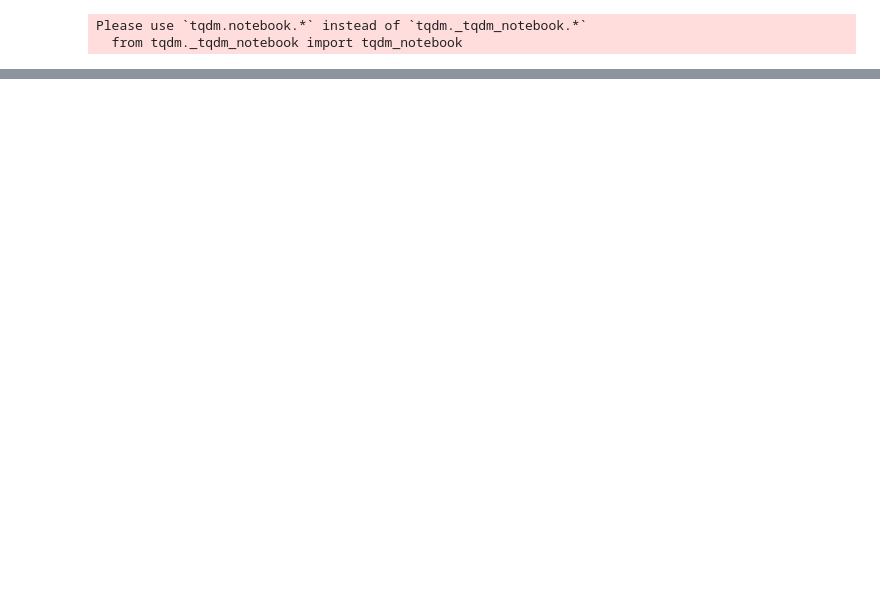
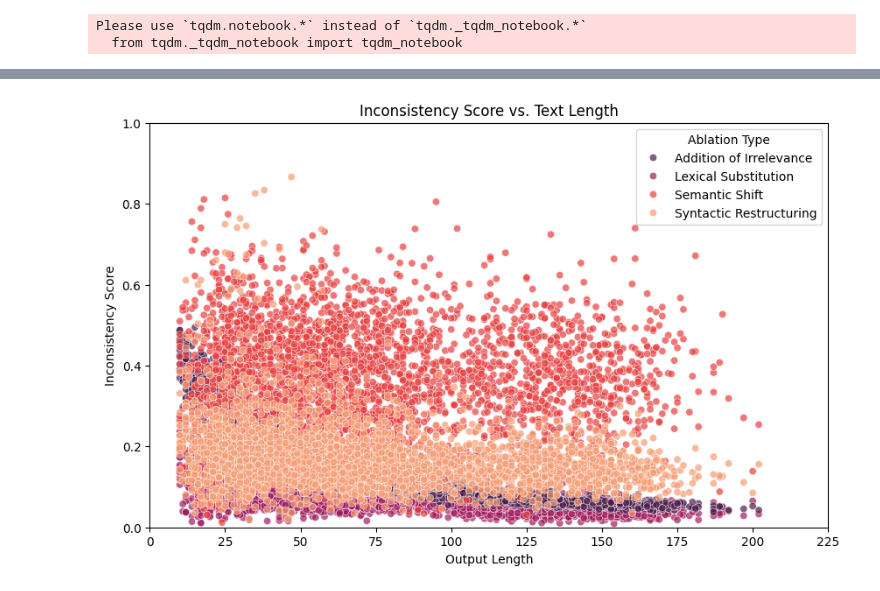
Before and after one commit to aashrivastava/LLMWargamingInconsistency, a Jupyter notebook: metrics/BERTAssessment/BERTScoreAssess.ipynb, the cells around one changed output, grey strips where cells are left out. Cells and saved outputs as stored; diff of their text form; code cells hidden in the pictures; blank space fills up the shorter version.

Commit message:
first plots for BERTAssess

```diff
--- a/metrics/BERTAssessment/BERTScoreAssess.ipynb
+++ b/metrics/BERTAssessment/BERTScoreAssess.ipynb
@@ -496,0 +487,8 @@ In various mythologies, such as the Judeo-Christian tradition, Eve is often rega
+# %%
+df = pd.read_csv('scored.csv')
+# %%
+df['Text Length (Tokens)'] = df['Text'].apply(count_len)
+# %%
+df = df[['Text', 'Text Length (Tokens)', 'Ablated Text', 'Ablation Type', 'Inconsistency Score']]
+# %%
+data = df[['Text Length (Tokens)', 'Inconsistency Score', 'Ablation Type']]
@@ -496,0 +499,27 @@ In various mythologies, such as the Judeo-Christian tradition, Eve is often rega
+# %%
+# Assuming your dataframe is called 'df'
+# If not, replace 'df' with your actual dataframe name
+
+# Create the plot
+plt.figure(figsize=(10, 6))
+sns.scatterplot(data=data, x='Text Length (Tokens)', y='Inconsistency Score',
+                hue='Ablation Type', palette='rocket', alpha=0.7)
+
+# Add a star marker at a specific point (adjust coordinates as needed)
+plt.plot(50, -0.9, marker='*', color='white', markersize=15, markeredgecolor='black')
+
+# Customize the plot
+plt.title('Inconsistency Score vs. Text Length')
+plt.xlabel('Output Length')
+plt.ylabel('Inconsistency Score')
+plt.xlim(0, 225)
+plt.ylim(0, 1)
+
+# Add color intensity
+# sns.kdeplot(data=data, x='Text Length (Tokens)', y='Inconsistency Score',
+            # cmap='Blues', shade=True, cbar=True, alpha=0.3)
+
+# Show the plot
+plt.show()
+# %% [output]
+[figure, added]
```
Also changed, not shown: parts of 22 cells of this notebook, 5 other files.
